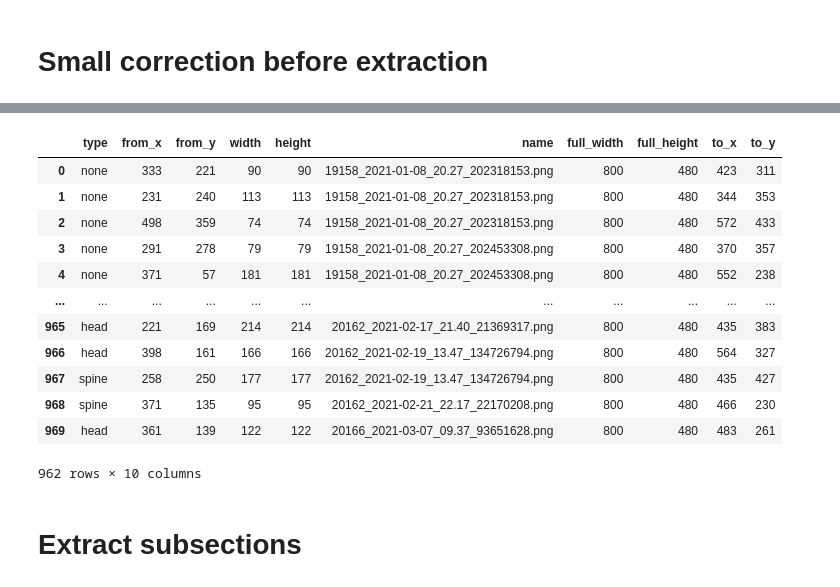
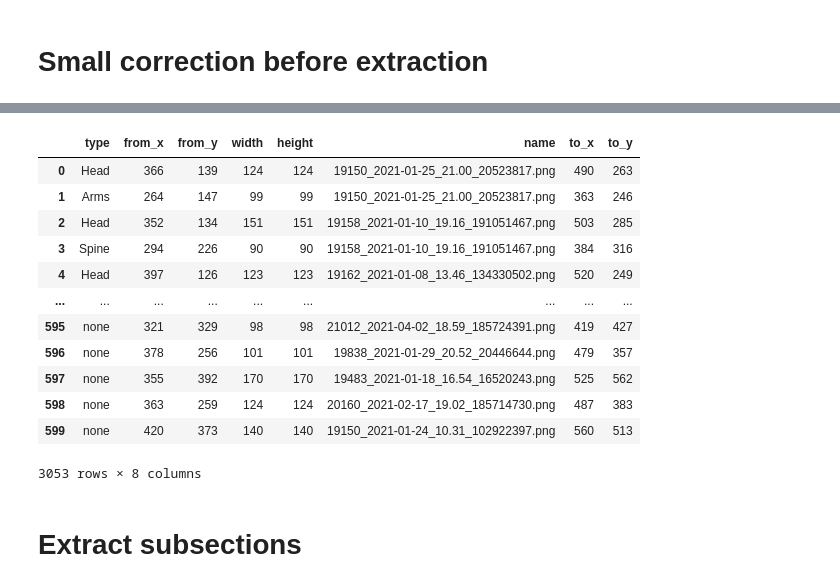
Before and after one commit to ZnFarha/Project3-1, a Jupyter notebook: src/HOG/Crop_from_CSV.ipynb, the cells around one changed output, grey strips where cells are left out. Cells and saved outputs as stored; diff of their text form; code cells hidden in the pictures.

```diff
--- a/src/HOG/Crop_from_CSV.ipynb
+++ b/src/HOG/Crop_from_CSV.ipynb
@@ -18,14 +23,9 @@ import pandas as pd
 import numpy as np
 
 def read_csv(file_name):
-    return pd.read_csv(resources_path+'/images/'+file_name, names=['type','from_x','from_y','width', 'height', 'name', 'full_width', 'full_height'])
+    return pd.read_csv(resources_path+csv_folder+'/'+file_name, names=['type','from_x','from_y','width', 'height', 'name', 'full_width', 'full_height'])
 
 df = pd.DataFrame()
 for f in csv_file:
     df = df.append(read_csv(f)).reset_index(drop=True)
-
-cols = np.delete(df.columns.values,[0, 5])
-df[cols] = df[cols].apply(pd.to_numeric)
-
-df
 # %% [output]
@@ -45,0 +33,17 @@ Wall time: 11 ms
+# %%
+import random
+images = 300
+sections_per_image = 2
+
+selected = set()
+
+while len(selected) < images:
+    selected.add(random.choice(os.listdir(resources_path+image_folder)))
+
+xs = np.random.randint(low=200, high=600, size=(images*sections_per_image))
+ys = np.random.randint(low=200, high=400, size=(images*sections_per_image))
+size = np.random.randint(low=50, high=200, size=(images*sections_per_image))
+
+data = pd.DataFrame({'type': ['none']*images*sections_per_image, 'from_x': xs, 'from_y': ys,'width':size, 'height': size, 'name': list(selected)*2})
+df = pd.concat([df, data])
+df
@@ -45,0 +64,5 @@ Wall time: 11 ms
+# %%
+cols = np.delete(df.columns.values,[0, 5])
+df[cols] = df[cols].apply(pd.to_numeric)
+df1 = df.drop(columns=['full_width', 'full_height'])
+df1
@@ -57,14 +94,14 @@ def center_in_square(row):
         row['width'] = row['height']
     return row
 
-df = df.apply(center_in_square, axis=1)
+df1 = df1.apply(center_in_square, axis=1)
 
-neg1 = df['from_x']<0
-neg2 = df['from_y']<0
+neg1 = df1['from_x']<0
+neg2 = df1['from_y']<0
 to_remove = np.logical_or(neg1, neg2)
-df = df[~to_remove]
+df1 = df1[~to_remove]
 
-df['to_x'] = df['from_x'] + df['width']
-df['to_y'] = df['from_y'] + df['height']
-df
+df1['to_x'] = df1['from_x'] + df1['width']
+df1['to_y'] = df1['from_y'] + df1['height']
+df1
 # %% [output]
@@ -72,16 +109,16 @@ Wall time: 52 ms
-|  | type | from_x | from_y | width | height | name | full_width | full_height | to_x | to_y |
-| 0 | none | 333 | 221 | 90 | 90 | 19158_2021-01-08_20.27_202318153.png | 800 | 480 | 423 | 311 |
-| 1 | none | 231 | 240 | 113 | 113 | 19158_2021-01-08_20.27_202318153.png | 800 | 480 | 344 | 353 |
-| 2 | none | 498 | 359 | 74 | 74 | 19158_2021-01-08_20.27_202318153.png | 800 | 480 | 572 | 433 |
-| 3 | none | 291 | 278 | 79 | 79 | 19158_2021-01-08_20.27_202453308.png | 800 | 480 | 370 | 357 |
-| 4 | none | 371 | 57 | 181 | 181 | 19158_2021-01-08_20.27_202453308.png | 800 | 480 | 552 | 238 |
-| ... | ... | ... | ... | ... | ... | ... | ... | ... | ... | ... |
-| 965 | head | 221 | 169 | 214 | 214 | 20162_2021-02-17_21.40_21369317.png | 800 | 480 | 435 | 383 |
-| 966 | head | 398 | 161 | 166 | 166 | 20162_2021-02-19_13.47_134726794.png | 800 | 480 | 564 | 327 |
-| 967 | spine | 258 | 250 | 177 | 177 | 20162_2021-02-19_13.47_134726794.png | 800 | 480 | 435 | 427 |
-| 968 | spine | 371 | 135 | 95 | 95 | 20162_2021-02-21_22.17_22170208.png | 800 | 480 | 466 | 230 |
-| 969 | head | 361 | 139 | 122 | 122 | 20166_2021-03-07_09.37_93651628.png | 800 | 480 | 483 | 261 |
+|  | type | from_x | from_y | width | height | name | to_x | to_y |
+| 0 | Head | 366 | 139 | 124 | 124 | 19150_2021-01-25_21.00_20523817.png | 490 | 263 |
+| 1 | Arms | 264 | 147 | 99 | 99 | 19150_2021-01-25_21.00_20523817.png | 363 | 246 |
+| 2 | Head | 352 | 134 | 151 | 151 | 19158_2021-01-10_19.16_191051467.png | 503 | 285 |
+| 3 | Spine | 294 | 226 | 90 | 90 | 19158_2021-01-10_19.16_191051467.png | 384 | 316 |
+| 4 | Head | 397 | 126 | 123 | 123 | 19162_2021-01-08_13.46_134330502.png | 520 | 249 |
+| ... | ... | ... | ... | ... | ... | ... | ... | ... |
+| 595 | none | 321 | 329 | 98 | 98 | 21012_2021-04-02_18.59_185724391.png | 419 | 427 |
+| 596 | none | 378 | 256 | 101 | 101 | 19838_2021-01-29_20.52_20446644.png | 479 | 357 |
+| 597 | none | 355 | 392 | 170 | 170 | 19483_2021-01-18_16.54_16520243.png | 525 | 562 |
+| 598 | none | 363 | 259 | 124 | 124 | 20160_2021-02-17_19.02_185714730.png | 487 | 383 |
+| 599 | none | 420 | 373 | 140 | 140 | 19150_2021-01-24_10.31_102922397.png | 560 | 513 |
-962 rows × 10 columns
+3053 rows × 8 columns
 # %% [markdown]
 # Extract subsections
 # %%
```
Also changed, not shown: parts of 9 cells of this notebook, 11 other files.
